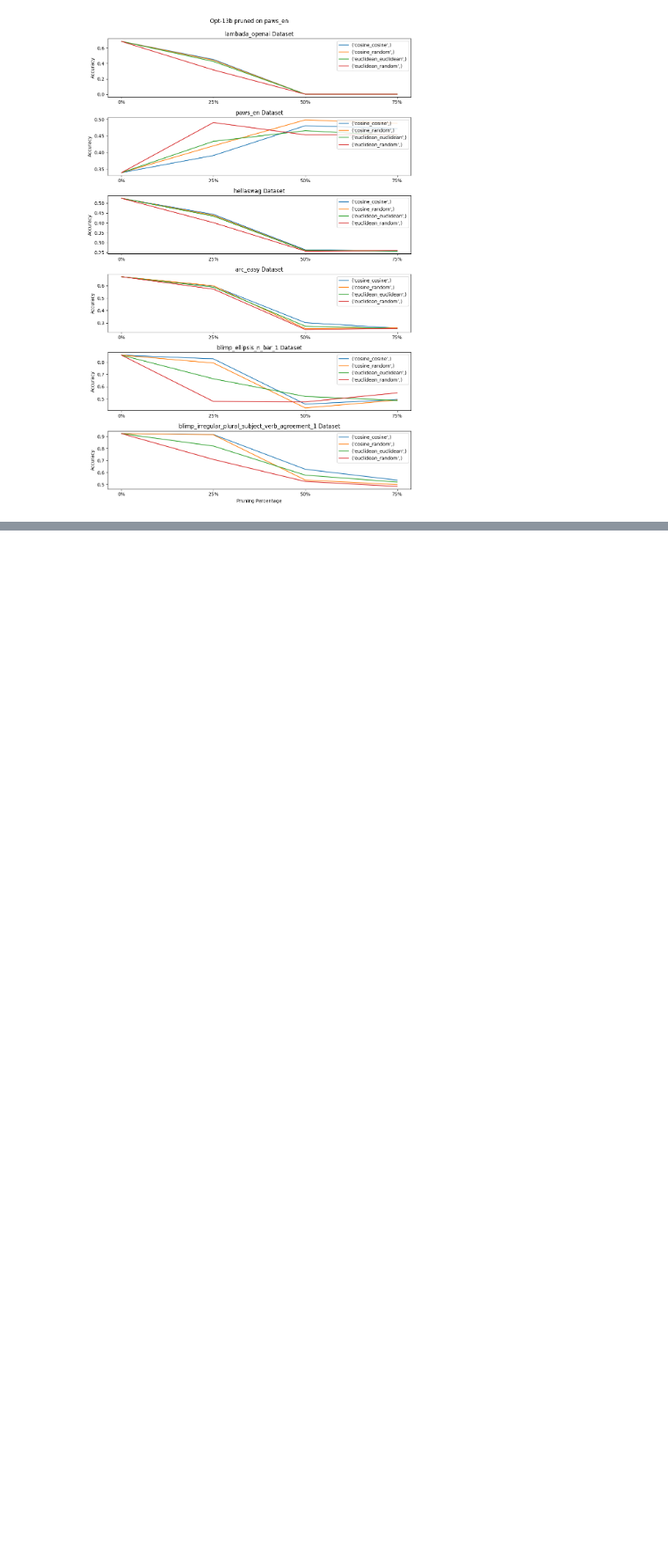
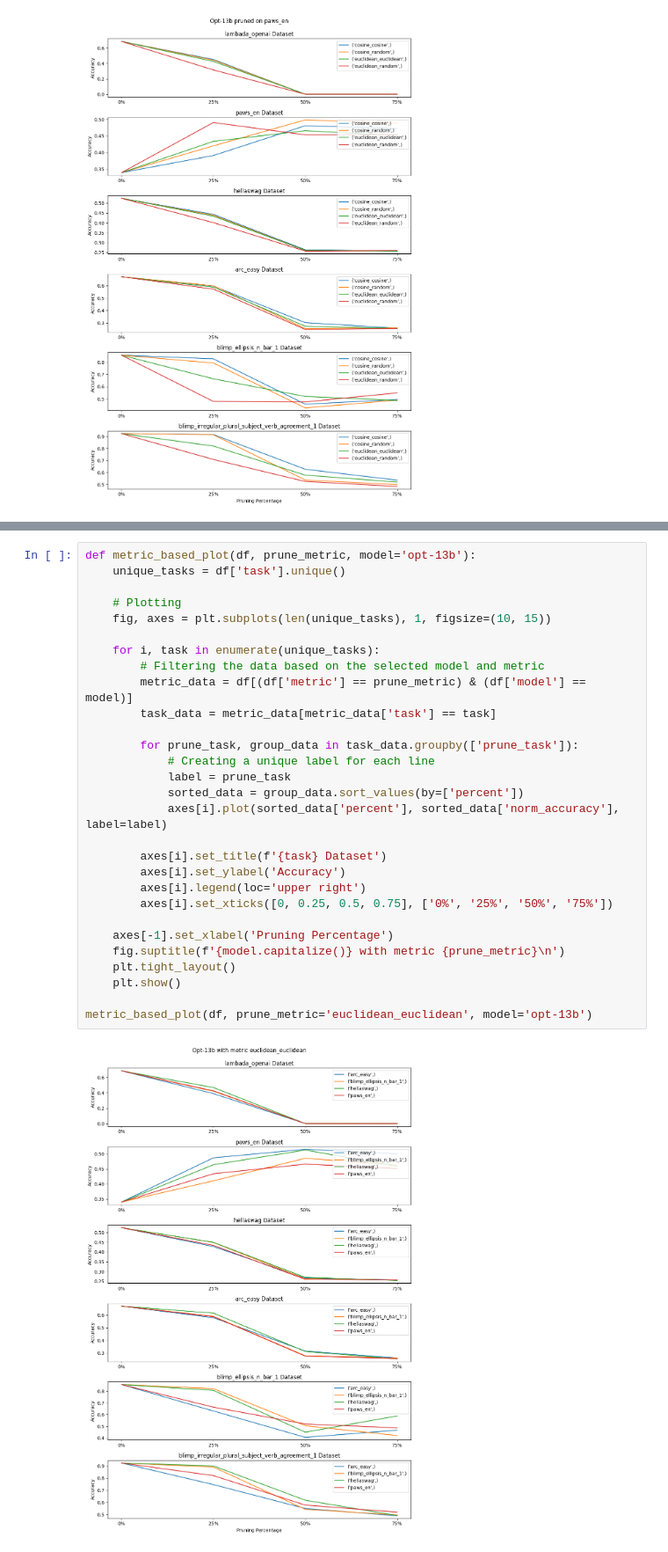
Before and after one commit to johanlaursen/explainabloomity, a Jupyter notebook: results.ipynb, the cells around one changed output, grey strips where cells are left out. Shown at 88% size. Saved outputs shown, nothing was run; the diff lists cells and outputs as text; blank space fills up the shorter version.

```diff
--- a/results.ipynb
+++ b/results.ipynb
@@ -170,0 +200,31 @@ prune_task_plots(selected_task='paws_en', model='opt-13b')
+# %%
+def metric_based_plot(df, prune_metric, model='opt-13b'):
+    unique_tasks = df['task'].unique()
+
+    # Plotting
+    fig, axes = plt.subplots(len(unique_tasks), 1, figsize=(10, 15))
+
+    for i, task in enumerate(unique_tasks):
+        # Filtering the data based on the selected model and metric
+        metric_data = df[(df['metric'] == prune_metric) & (df['model'] == model)]
+        task_data = metric_data[metric_data['task'] == task]
+
+        for prune_task, group_data in task_data.groupby(['prune_task']):
+            # Creating a unique label for each line
+            label = prune_task
+            sorted_data = group_data.sort_values(by=['percent'])
+            axes[i].plot(sorted_data['percent'], sorted_data['norm_accuracy'], label=label)
+
+        axes[i].set_title(f'{task} Dataset')
+        axes[i].set_ylabel('Accuracy')
+        axes[i].legend(loc='upper right')
+        axes[i].set_xticks([0, 0.25, 0.5, 0.75], ['0%', '25%', '50%', '75%'])
+
+    axes[-1].set_xlabel('Pruning Percentage')
+    fig.suptitle(f'{model.capitalize()} with metric {prune_metric}\n')
+    plt.tight_layout()
+    plt.show()
+
+metric_based_plot(df, prune_metric='euclidean_euclidean', model='opt-13b')
+# %% [output]
+[figure, added]
```
Also changed, not shown: parts of 1 cell of this notebook.
